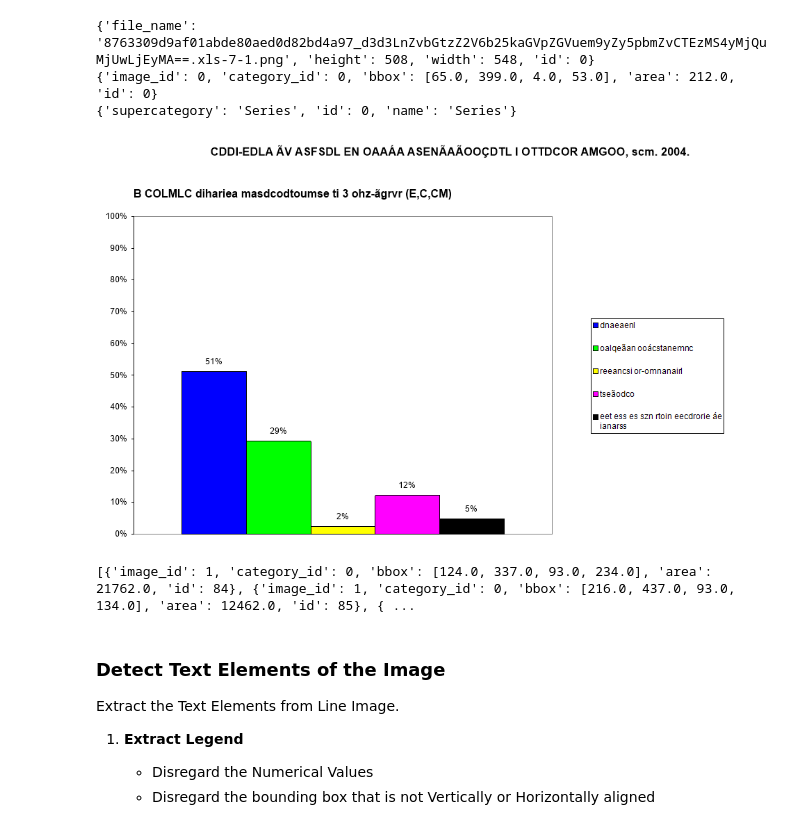
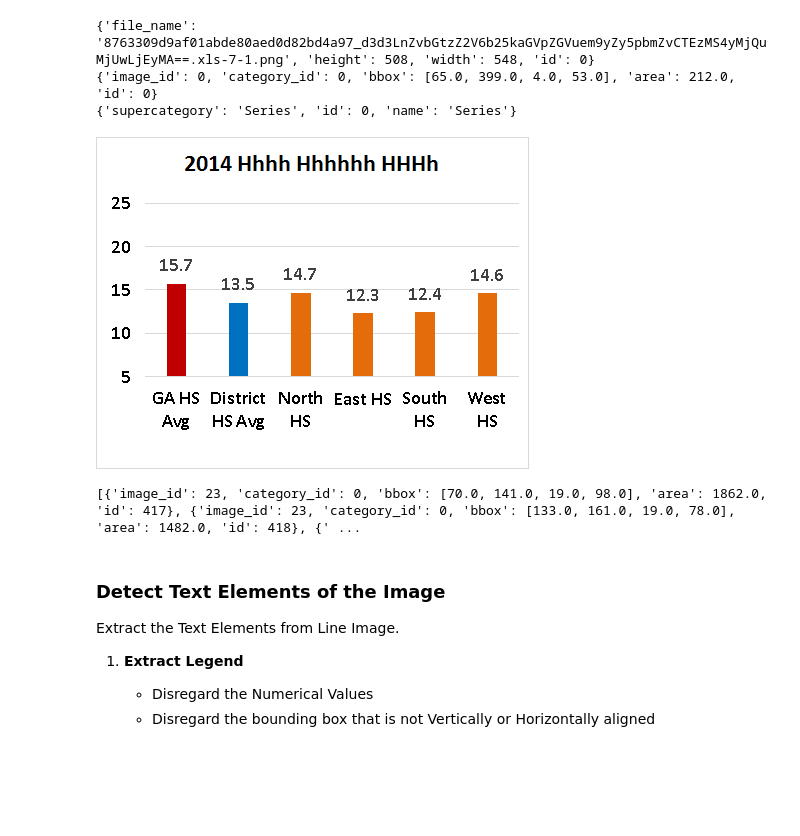
Before and after one commit to capieroni/ChartOCR, a Jupyter notebook: Extract_Bar_Table.ipynb, the cells around one changed output. Cells and saved outputs as stored; diff of their text form; code cells hidden in the pictures; blank space fills up the shorter version.

```diff
--- a/Extract_Bar_Table.ipynb
+++ b/Extract_Bar_Table.ipynb
@@ -14,10 +12,11 @@ In this section, we develop code to extract the data table from the Line Image.
 ### Load the Dataset
 # %%
 split = "test2019"
-data_path = '/dvmm-filer2/projects/mingyang/semafor/chart_table/data/bar/annotations'
+# data_path = '/dvmm-filer2/projects/mingyang/semafor/chart_table/data/bar/annotations'
+data_path =  '/Users/kevinz/Desktop/semafor/chart_table/data_download/bar/annotations'
 test_data_path = '/'.join([data_path, "instancesBar(1031)_{}.json".format(split)])
-image_path = '/dvmm-filer2/projects/mingyang/semafor/chart_table/data/bar/images/{}'.format(split)
-
+#image_path = '/dvmm-filer2/projects/mingyang/semafor/chart_table/data/bar/images/{}'.format(split)
+image_path = '/Users/kevinz/Desktop/semafor/chart_table/data_download/bar/images/{}'.format(split)
 with open(test_data_path, 'r') as f:
     test_annotation = json.load(f)
 # %%
@@ -48,26 +47,26 @@ print(test_annotation['categories'][0])
 # %%
 ## Line Annotation
 #image_info = [x['id']: {'file_name':x['file_name'], 'height':x['height'], 'width':x['width']} for x in test_annotation['images']]
 #good sample: [28]
-sample_info = test_annotation['images'][1]
+sample_info = test_annotation['images'][23]
 sample_id = sample_info['id']
 #Find all the annotations:
 
 #Display the image
 sample_img_path = '/'.join([image_path, sample_info['file_name']])
 display(Image(filename=sample_img_path))
 
 #Map Annotations to Image ID
 AnnotationMap = {}
 for x in test_annotation['annotations']:
     img_id = x['image_id']
     AnnotationMap[img_id] = AnnotationMap.get(img_id, []) + [x]
 
 sample_annotation = AnnotationMap[sample_id]
 print(sample_annotation)
 # %% [output]
-[figure, old version]
+[figure, new version]
-[{'image_id': 1, 'category_id': 0, 'bbox': [124.0, 337.0, 93.0, 234.0], 'area': 21762.0, 'id': 84}, {'image_id': 1, 'category_id': 0, 'bbox': [216.0, 437.0, 93.0, 134.0], 'area': 12462.0, 'id': 85}, { ...
+[{'image_id': 23, 'category_id': 0, 'bbox': [70.0, 141.0, 19.0, 98.0], 'area': 1862.0, 'id': 417}, {'image_id': 23, 'category_id': 0, 'bbox': [133.0, 161.0, 19.0, 78.0], 'area': 1482.0, 'id': 418}, {' ...
 # %% [markdown]
 ### Detect Text Elements of the Image
 Extract the Text Elements from Line Image.
```
Also changed, not shown: parts of 3 cells of this notebook, 1 other file.
